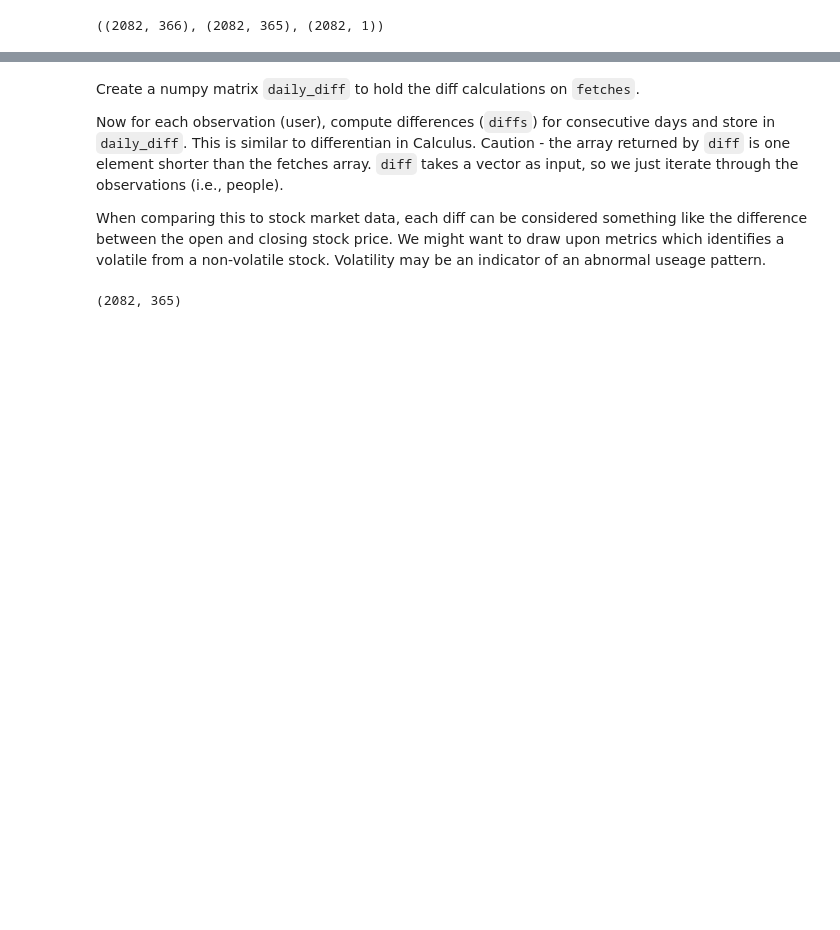
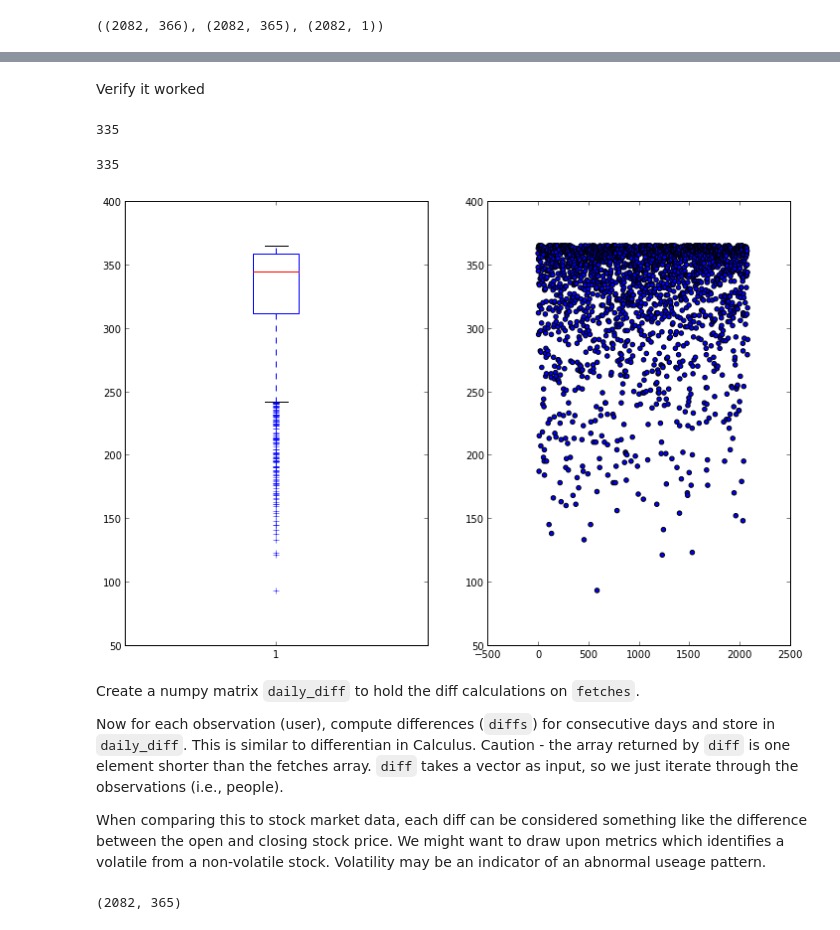
Before and after one commit to svkerr/Aerolink_Ubuntu, a Jupyter notebook: aerolink_daily_analysis.ipynb, the cells around one changed output, grey strips where cells are left out. Cells and saved outputs as stored; diff of their text form; code cells hidden in the pictures; blank space fills up the shorter version.

```diff
--- a/aerolink_daily_analysis.ipynb
+++ b/aerolink_daily_analysis.ipynb
@@ -75,3 +38,34 @@ plt.plot(np.abs(fourier))
+# %%
+import operator
+zeroes = []
+for i in np.arange(fetches.shape[0]):
+    Z = []
+    dict_var[i] = np.var(daily_diff[i])
+    for j in np.arange(fetches.shape[1]):
+        if fetches[i][j] == 0:
+              Z.append(fetches[i][j])
+    zeroes.append(len(Z))
+# %% [markdown]
+Verify it worked
+# %%
+zero_count = [x for x in fetches[9] if x == 0]
+print len(zero_count)
+# %% [output]
+335
+# %%
+zeroes[9]
+# %% [output]
+335
+# %%
+subplot(121)
+plt.boxplot(zeroes)
+
+subplot(122)
+plt.scatter(arange(len(zeroes)),zeroes)
+
+show()
+# %% [output]
+[figure, added]
 # %% [markdown]
 Create a numpy matrix `daily_diff` to hold the diff calculations on `fetches`.
 
```
Also changed, not shown: parts of 15 cells of this notebook.
